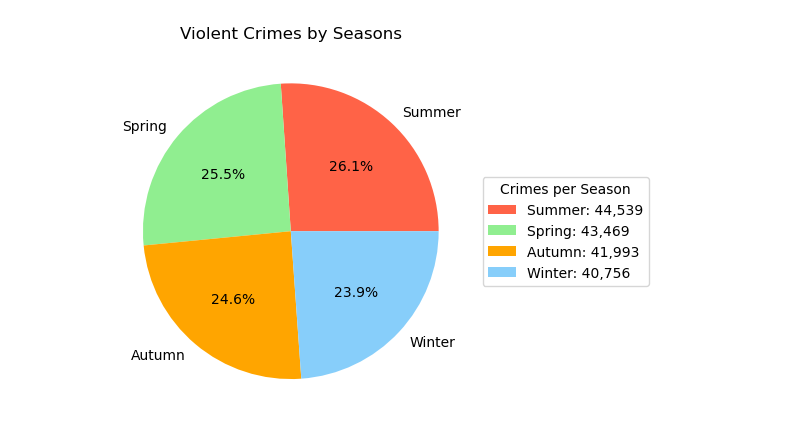
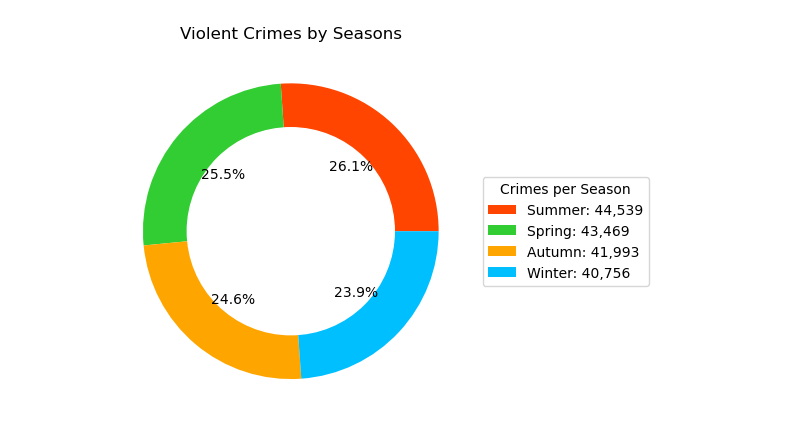
Before and after one commit to Evkn00/g1p1, a Jupyter notebook: Untitled.ipynb, the cells around one changed output. Drawn from its saved outputs; the diff is of its cells as text; code cells hidden in the pictures.

Commit message:
removed config.py and added final two graphs

```diff
--- a/Untitled.ipynb
+++ b/Untitled.ipynb
@@ -42,26 +42,31 @@ df.head()
 # %%
 # Calculate the number of crimes based on the Season
 crimes_by_season = df.groupby('Season').size()
 
 # Sort the total number of Crimes, by highest to lowest value
 crimes_by_season = crimes_by_season.sort_values(ascending=False)
 
 # Define the colors for the pie chart slices
-colours = ['tomato', 'lightgreen', 'orange', 'lightskyblue']
+colours = ['orangered', 'limegreen', 'orange', 'deepskyblue']
 
 # Create a pie chart that shows the number of crimes per season
-crimes_by_season.plot(kind='pie', autopct='%1.1f%%', colors=colours)
+wedges, texts, autotexts = plt.pie(crimes_by_season, colors=colours, autopct='%1.1f%%')
 
 # Add the title
 plt.title('Violent Crimes by Seasons')
 
 # Change labels for the legend to show crimes_by_season instead
 legend_labels = [f'{season}: {format(count, ",")}' for season, count in crimes_by_season.items()]
 
 # Add the legend
-plt.legend(labels=legend_labels, title='Crimes per Season', loc='center left', bbox_to_anchor=(1, 0.5))
+plt.legend(wedges, legend_labels, title='Crimes per Season', loc='center left', bbox_to_anchor=(1, 0.5))
+
+# Add a white circle at the center to create a donut chart
+my_circle=plt.Circle( (0,0), 0.7, color='white')
+p=plt.gcf()
+p.gca().add_artist(my_circle)
 
 # Plot the pie chart
 plt.show()
 # %% [output]
-[figure, old version]
+[figure, new version]
```
Also changed, not shown: parts of 5 cells of this notebook, 1 other file.
